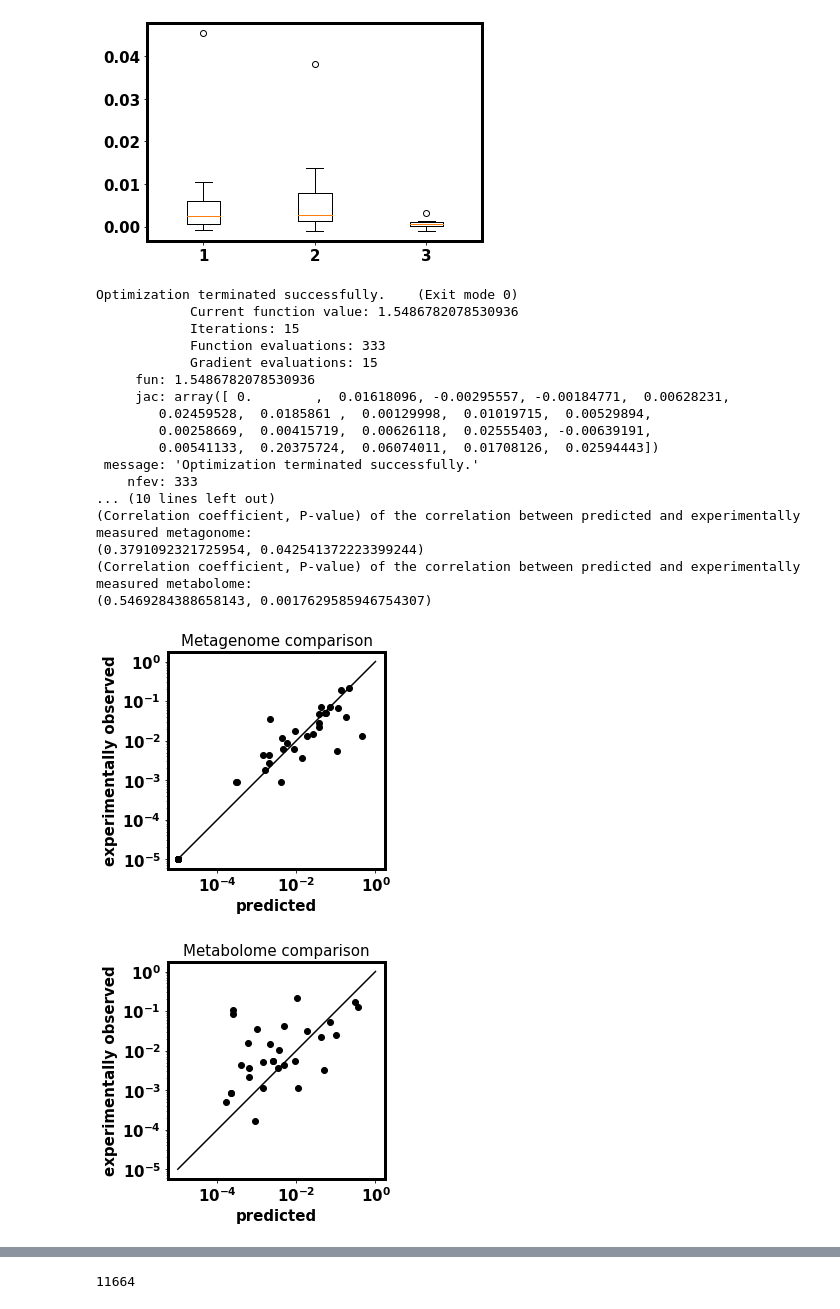
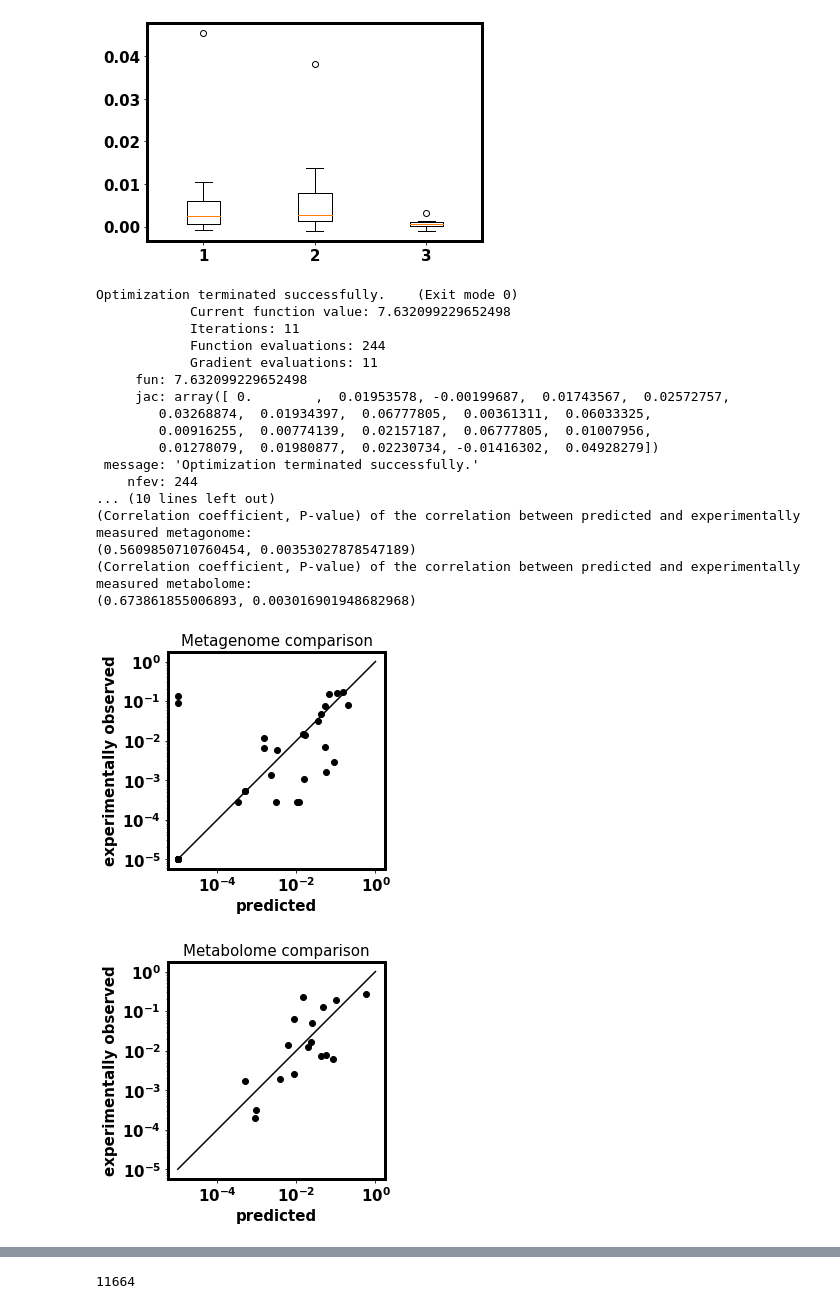
Before and after one commit to wt1005203/Trophic-model-of-human-microbiome, a Jupyter notebook: Trophic_model_for_gut_adding_links_prior_distribution.ipynb, the cells around one changed output, grey strips where cells are left out. Cells and saved outputs as stored; diff of their text form; code cells hidden in the pictures.

```diff
--- a/Trophic_model_for_gut_adding_links_prior_distribution.ipynb
+++ b/Trophic_model_for_gut_adding_links_prior_distribution.ipynb
@@ -656,0 +616,10 @@ print(len(net_new), len(net_ori))
+# %%
+######## Convert x to net structure:
+a = np.array(metID_list)
+b = np.array(microbeID_list)
+c = np.ones([len(metID_list)], dtype = int) * 3
+c[np.where(np.array(pos_x_list) < max_links)[0]] = 2
+net_added = pd.DataFrame({net_ori.columns[0]:list(a), net_ori.columns[1]:list(b), net_ori.columns[2]:c})
+net_new = pd.concat([net_ori, net_added])
+
+print(len(net_new), len(net_ori))
@@ -786,7 +757,17 @@ df_added_tables.sort_values(by = 'error reduced', ascending=False)
 # %%
-net_sigLinks = df_added_tables[df_added_tables['error reduced'] > 0][['metabolite ID', 'microbes ID', 'edgeType']]
-net_sigLinks.columns = net.columns
-net_sigLinks['metabolites'] = df_metabolites.loc[net_sigLinks['metabolites']].values
-net_sigLinks['microbes'] = df_microbes.loc[net_sigLinks['microbes']].values
+#net_sigLinks = df_added_tables[df_added_tables['error reduced'] > 0][['metabolite ID', 'microbes ID', 'edgeType']]
+#net_sigLinks.columns = net.columns
+#net_sigLinks['metabolites'] = df_metabolites.loc[net_sigLinks['metabolites']].values
+#net_sigLinks['microbes'] = df_microbes.loc[net_sigLinks['microbes']].values
+#net_new = pd.concat([net_ori, net_sigLinks])
 
-net_new = pd.concat([net_ori, net_sigLinks])
+plt.figure()
+plt.plot(np.cumsum(np.sort(df_added_tables['error reduced'].values))[::-1])
+plt.yscale('log')
+plt.ylabel('per link error reduction')
+plt.xlabel('rank of links')
+
+plt.figure()
+plt.plot(error_list)
+plt.ylabel('error')
+plt.xlabel('number of links added')
@@ -953,7 +853,7 @@ f[i_selfish] = 0.0;  # The byproduct/leakage fraction f for microbes that don't
 numLevels_max = 4
 
 ######## Select an ID of a individual and pull out its experimentally measured metagenome:
-pa = 3;
+pa = 10;
 b_real = np.zeros((MAX_ID_microbes,))
 b_real[thai_metagenome_ID] = thai_metagenome.iloc[:,pa] / np.sum(thai_metagenome.iloc[:,pa])
 
@@ -994,47 +894,47 @@ ax.set_title('Metagenome comparison')
 met_levels, met_leftover_levels = calc_metabolome(res.x, m2m_layer, numLevels_max, i_intake)
 metabolome_measured = np.zeros((MAX_ID_metabolites,))
 #metabolome_measured[thai_metabolome_ID.values] = thai_metabolome.iloc[:,pa]
 metabolome_measured[thai_metabolome_ID] = thai_metabolome.iloc[:,pa]
 metabolome_pred = met_levels[:, -1] + met_leftover_levels.sum(1) #np.dot(m2m_total, x_full)
 #metabolome_pred = np.dot(m2m_total, x_full)
 i_common = np.where(metabolome_measured * metabolome_pred > 1e-5)[0]
 metabolome_pred_common = metabolome_pred[i_common] / np.sum(metabolome_pred[i_common])
 metabolome_measured_common = metabolome_measured[i_common] / np.sum(metabolome_measured[i_common])
 
 #### Metabolome comparison
 fig, ax = plt.subplots()
 ax.loglog(metabolome_pred_common+1e-5, metabolome_measured_common+1e-5, 'ko')
 ax.plot([1e-5, 1], [1e-5, 1],'k-')
 ax.set_aspect('equal')
 ax.set_xlabel('predicted')
 ax.set_ylabel('experimentally observed')
 ax.set_title('Metabolome comparison')
 
 print('-------------------------------------------------------------------------------------------------------------')
 print('(Correlation coefficient, P-value) of the correlation between predicted and experimentally measured metagonome:')
 print(pearsonr(ba_pred[b_real>0], b_real[b_real>0]))
 print('(Correlation coefficient, P-value) of the correlation between predicted and experimentally measured metabolome:')
 print(pearsonr(metabolome_pred_common, metabolome_measured_common))
 # %% [output]
 Optimization terminated successfully.    (Exit mode 0)
-            Current function value: 1.5486782078530936
-            Iterations: 15
-            Function evaluations: 333
-            Gradient evaluations: 15
-     fun: 1.5486782078530936
-     jac: array([ 0.        ,  0.01618096, -0.00295557, -0.00184771,  0.00628231,
-        0.02459528,  0.0185861 ,  0.00129998,  0.01019715,  0.00529894,
-        0.00258669,  0.00415719,  0.00626118,  0.02555403, -0.00639191,
-        0.00541133,  0.20375724,  0.06074011,  0.01708126,  0.02594443])
+            Current function value: 7.632099229652498
+            Iterations: 11
+            Function evaluations: 244
+            Gradient evaluations: 11
+     fun: 7.632099229652498
+     jac: array([ 0.        ,  0.01953578, -0.00199687,  0.01743567,  0.02572757,
+        0.03268874,  0.01934397,  0.06777805,  0.00361311,  0.06033325,
+        0.00916255,  0.00774139,  0.02157187,  0.06777805,  0.01007956,
+        0.01278079,  0.01980877,  0.02230734, -0.01416302,  0.04928279])
  message: 'Optimization terminated successfully.'
-    nfev: 333
+    nfev: 244
 ... (10 lines left out)
 (Correlation coefficient, P-value) of the correlation between predicted and experimentally measured metagonome:
-(0.3791092321725954, 0.042541372223399244)
+(0.5609850710760454, 0.00353027878547189)
 (Correlation coefficient, P-value) of the correlation between predicted and experimentally measured metabolome:
-(0.5469284388658143, 0.0017629585946754307)
+(0.673861855006893, 0.003016901948682968)
-[figure, old version]
+[figure, new version]
-[figure, old version]
+[figure, new version]
 # %%
 from scipy.stats import pearsonr, spearmanr
 print(pearsonr(metabolome_pred_common, metabolome_measured_common))
```
Also changed, not shown: parts of 23 cells of this notebook, 10 other files.
